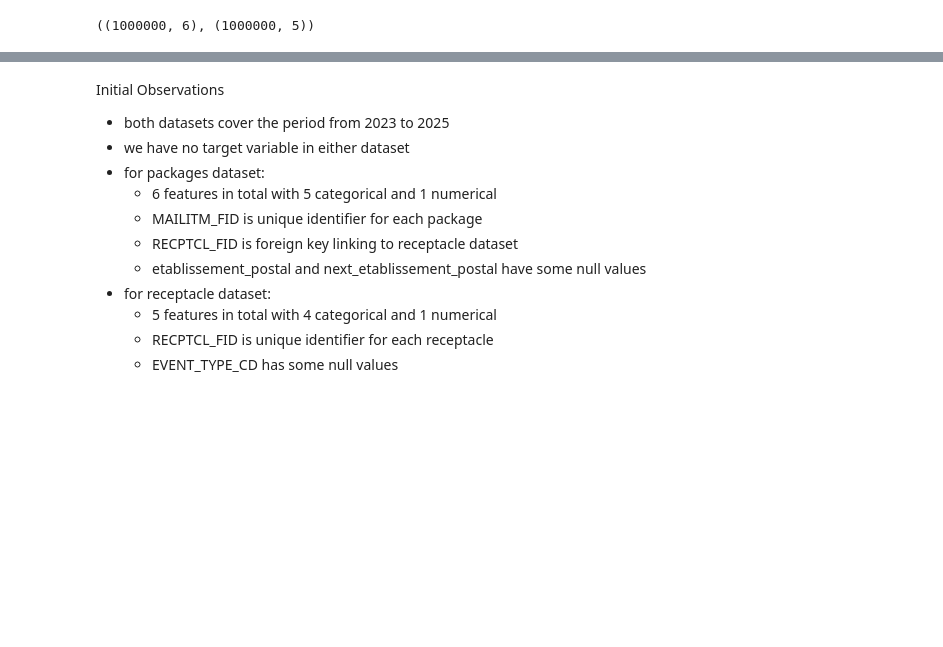
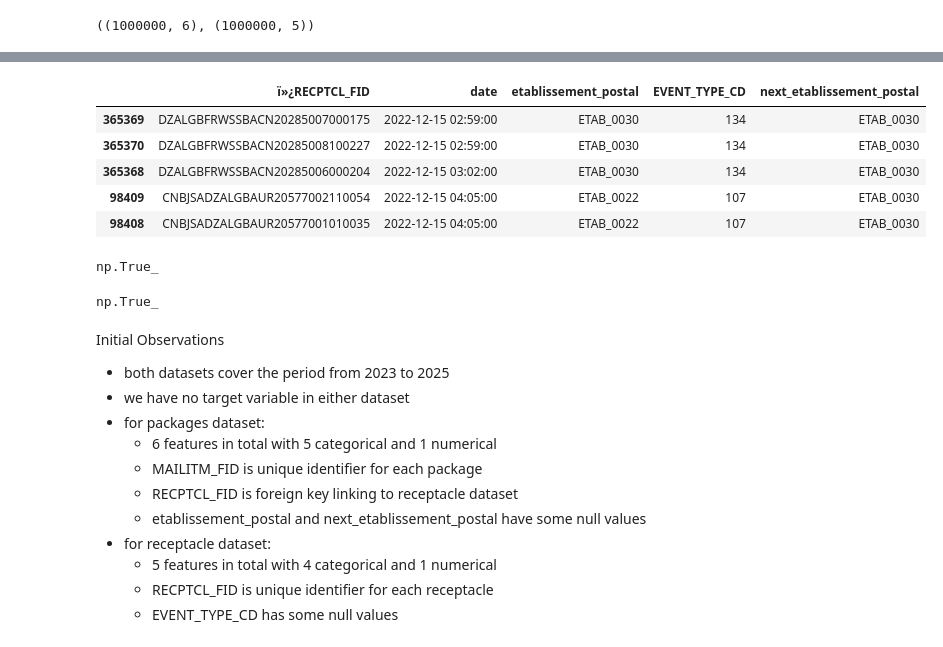
Before and after one commit to DjameelEddine/Data-Mining, a Jupyter notebook: notebooks/EDA.ipynb, the cells around one changed output, grey strips where cells are left out. Saved outputs shown, nothing was run; the diff lists cells and outputs as text; code cells hidden in the pictures; blank space fills up the shorter version.

```diff
--- a/notebooks/EDA.ipynb
+++ b/notebooks/EDA.ipynb
@@ -77,3 +86,20 @@ receptacle_df.head(n=5)
+# %%
+receptacle_df.sort_values('date').head()
+# %% [output]
+|  | ï»¿RECPTCL_FID | date | etablissement_postal | EVENT_TYPE_CD | next_etablissement_postal |
+| 365369 | DZALGBFRWSSBACN20285007000175 | 2022-12-15 02:59:00 | ETAB_0030 | 134 | ETAB_0030 |
+| 365370 | DZALGBFRWSSBACN20285008100227 | 2022-12-15 02:59:00 | ETAB_0030 | 134 | ETAB_0030 |
+| 365368 | DZALGBFRWSSBACN20285006000204 | 2022-12-15 03:02:00 | ETAB_0030 | 134 | ETAB_0030 |
+| 98409 | CNBJSADZALGBAUR20577002110054 | 2022-12-15 04:05:00 | ETAB_0022 | 107 | ETAB_0030 |
+| 98408 | CNBJSADZALGBAUR20577001010035 | 2022-12-15 04:05:00 | ETAB_0022 | 107 | ETAB_0030 |
+# %%
+packages_df['MAILITM_FID'].duplicated().any()
+# %% [output]
+np.True_
+# %%
+receptacle_df['ï»¿RECPTCL_FID'].duplicated().any()
+# %% [output]
+np.True_
 # %% [markdown]
  Initial Observations
 - both datasets cover the period from 2023 to 2025
```
Also changed, not shown: parts of 20 cells of this notebook, 2 other files.
